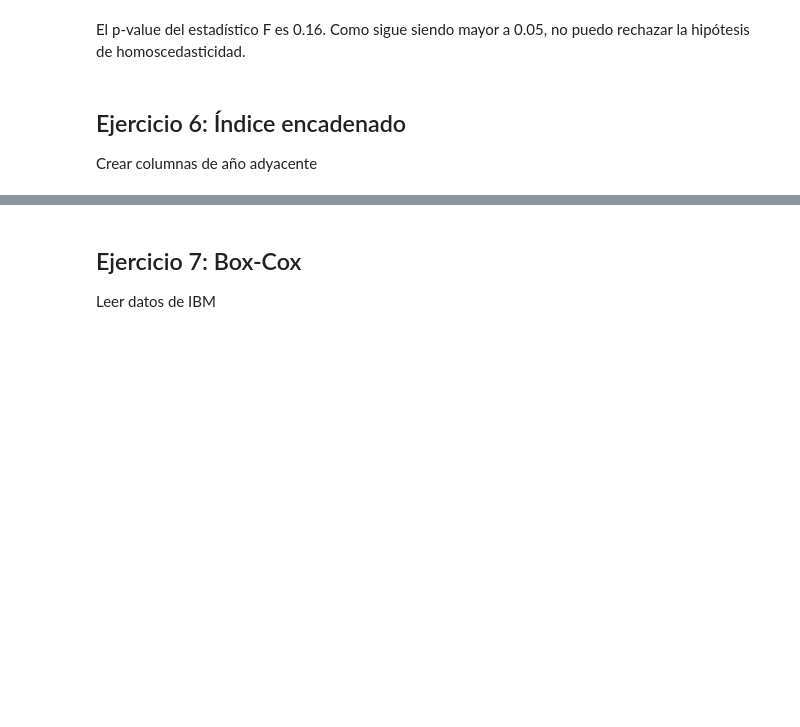
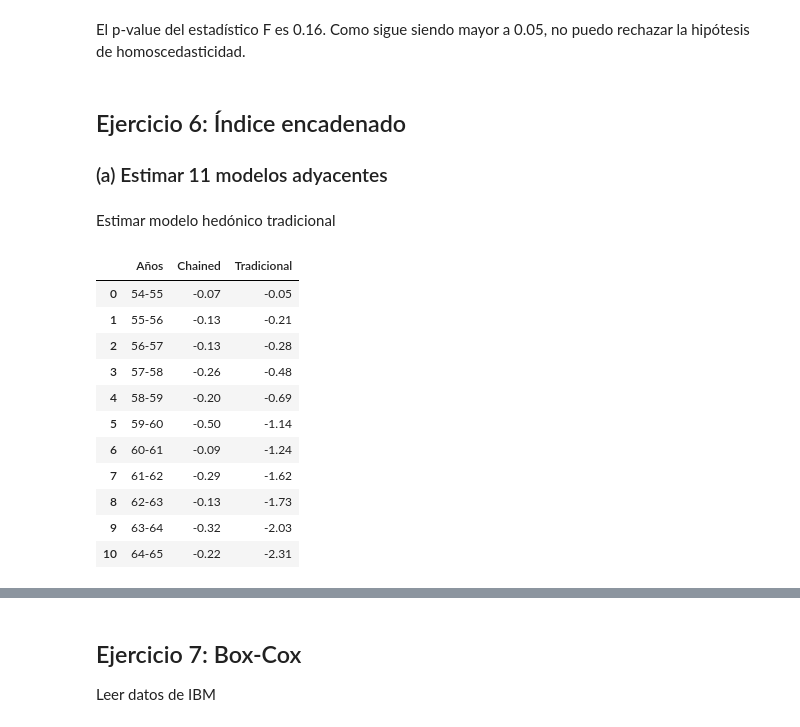
Before and after one commit to ArturoSbr/precios_hedonicos, a Jupyter notebook: cod/final.ipynb, the cells around one changed output, grey strips where cells are left out. Drawn from its saved outputs; the diff is of its cells as text; code cells hidden in the pictures; blank space fills up the shorter version.

```diff
--- a/cod/final.ipynb
+++ b/cod/final.ipynb
@@ -566,4 +711,5 @@ sm.stats.diagnostic.het_breuschpagan(resid=m1.resid, exog_het=X)
 El p-value del estadístico F es 0.16. Como sigue siendo mayor a 0.05, no puedo rechazar la hipótesis de homoscedasticidad.
 # %% [markdown]
 ## Ejercicio 6: Índice encadenado
-Crear columnas de año adyacente
+
+### (a) Estimar 11 modelos adyacentes
@@ -569,0 +732,26 @@ Crear columnas de año adyacente
+# %% [markdown]
+Estimar modelo hedónico tradicional
+# %%
+# Objetos
+X = df[['CONST'] + ['D_'+str(y) for y in range(55, 66)] + ['LNMEM','LNMULT','LNACCESS']]
+y = df['LNRENT']
+
+# Modelo
+m0 = sm.OLS(y, X).fit()
+
+# Resultados
+t['Tradicional'] = m0.params['D_55':'D_65'].values
+t.round(2)
+# %% [output]
+|  | Años | Chained | Tradicional |
+| 0 | 54-55 | -0.07 | -0.05 |
+| 1 | 55-56 | -0.13 | -0.21 |
+| 2 | 56-57 | -0.13 | -0.28 |
+| 3 | 57-58 | -0.26 | -0.48 |
+| 4 | 58-59 | -0.20 | -0.69 |
+| 5 | 59-60 | -0.50 | -1.14 |
+| 6 | 60-61 | -0.09 | -1.24 |
+| 7 | 61-62 | -0.29 | -1.62 |
+| 8 | 62-63 | -0.13 | -1.73 |
+| 9 | 63-64 | -0.32 | -2.03 |
+| 10 | 64-65 | -0.22 | -2.31 |
```
Also changed, not shown: parts of 48 cells of this notebook.
